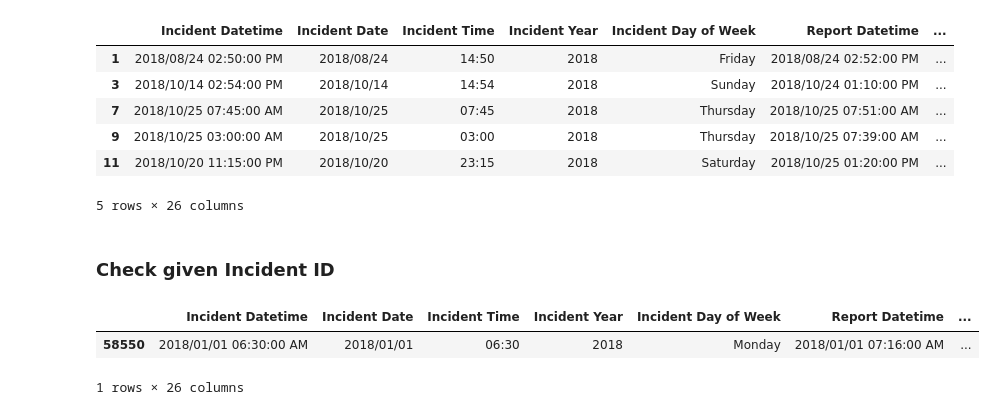
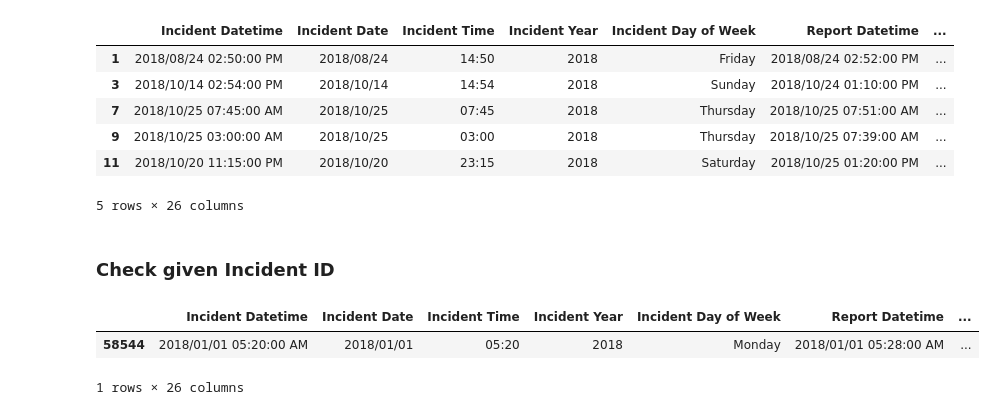
Before and after one commit to pattyjula/pondering-police-data, a Jupyter notebook: 00-data-cleanse-example/duplicates_remove.ipynb, the cells around one changed output. Saved outputs shown, nothing was run; the diff lists cells and outputs as text; code cells hidden in the pictures.

```diff
--- a/00-data-cleanse-example/duplicates_remove.ipynb
+++ b/00-data-cleanse-example/duplicates_remove.ipynb
@@ -58,8 +58,8 @@ df.head()
 ### Check given Incident ID
 # %%
 # Create query
-df.loc[df['Incident ID'] == 618916]
+df.loc[df['Incident ID'] == 618910]
 # %% [output]
 |  | Incident Datetime | Incident Date | Incident Time | Incident Year | Incident Day of Week | Report Datetime | ... |
-| 58550 | 2018/01/01 06:30:00 AM | 2018/01/01 | 06:30 | 2018 | Monday | 2018/01/01 07:16:00 AM | ... |
+| 58544 | 2018/01/01 05:20:00 AM | 2018/01/01 | 05:20 | 2018 | Monday | 2018/01/01 05:28:00 AM | ... |
 1 rows × 26 columns
```
Also changed, not shown: parts of 1 cell of this notebook, 1 other file.
